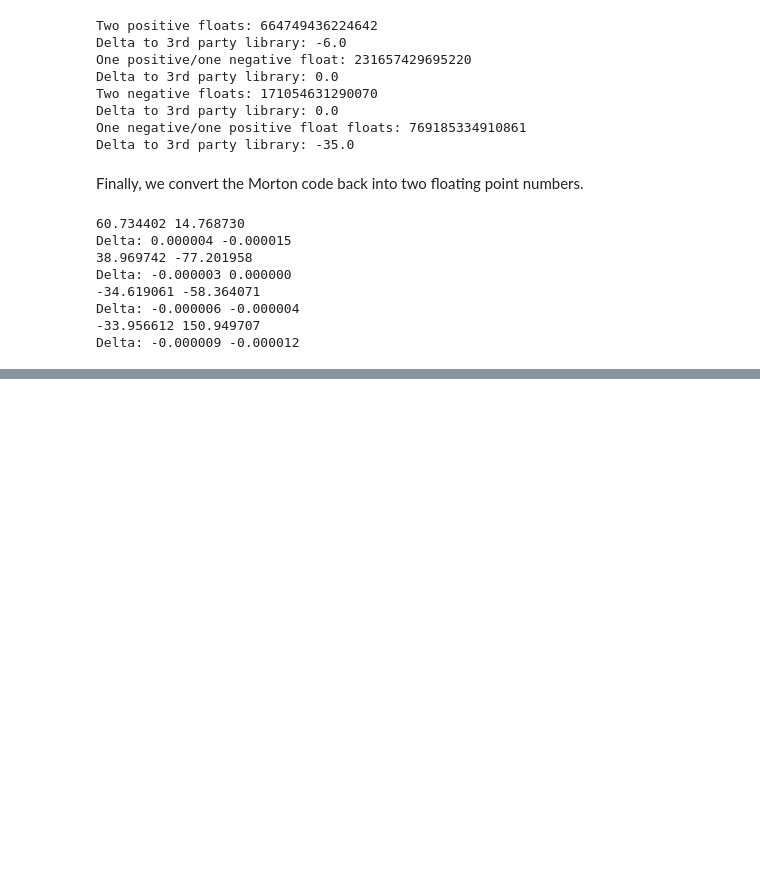
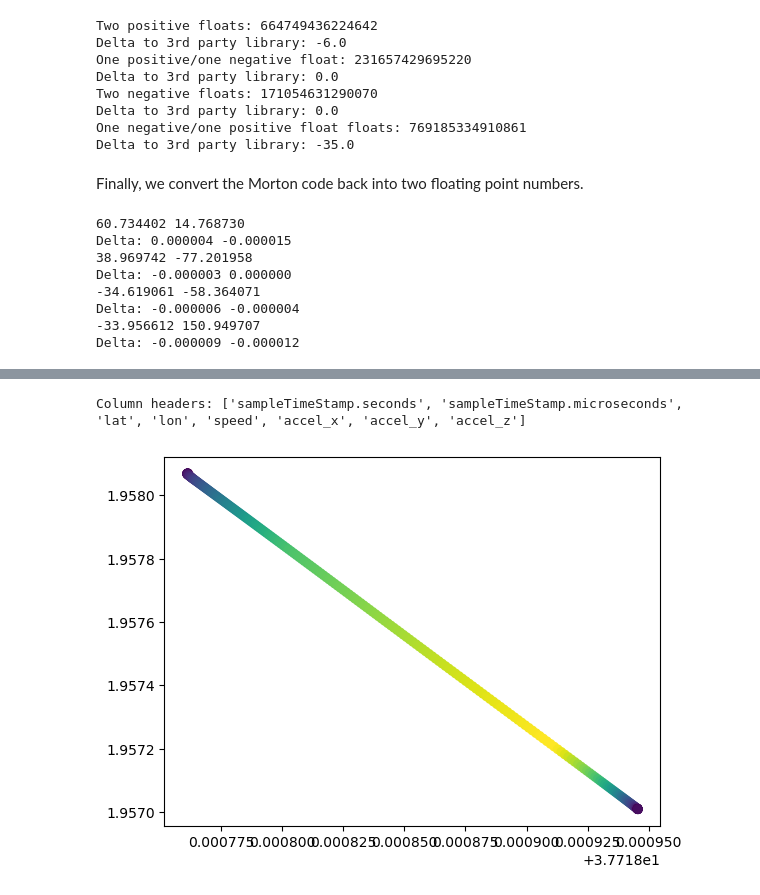
Before and after one commit to chrberger/sfc, a Jupyter notebook: IntroductionToAppliedEventDetection.ipynb, the cells around one changed output, grey strips where cells are left out. Drawn from its saved outputs; the diff is of its cells as text; code cells hidden in the pictures; blank space fills up the shorter version.

Commit message:
emergency braking maneuver look-up
Signed-off-by: Christian Berger <christian.berger@gu.se>

```diff
--- a/IntroductionToAppliedEventDetection.ipynb
+++ b/IntroductionToAppliedEventDetection.ipynb
@@ -211,0 +218,17 @@ Delta: -0.000009 -0.000012
+# %%
+import pandas as pd
+import matplotlib.pyplot as plt
+
+# First, we read the CSV file.
+df = pd.read_csv('emergency_braking.csv', sep=';')
+
+# Next, we print the column headers to know what we have access to.
+cols = df.columns.values.tolist()
+print( "Column headers: " + str(cols) )
+
+# Plot the position of the vehicle using its speed to color.
+plt.scatter(df['lat'], df['lon'], c=df['speed'])
+plt.show()
+# %% [output]
+Column headers: ['sampleTimeStamp.seconds', 'sampleTimeStamp.microseconds', 'lat', 'lon', 'speed', 'accel_x', 'accel_y', 'accel_z']
+[figure, added]
```
Also changed, not shown: parts of 34 cells of this notebook.
